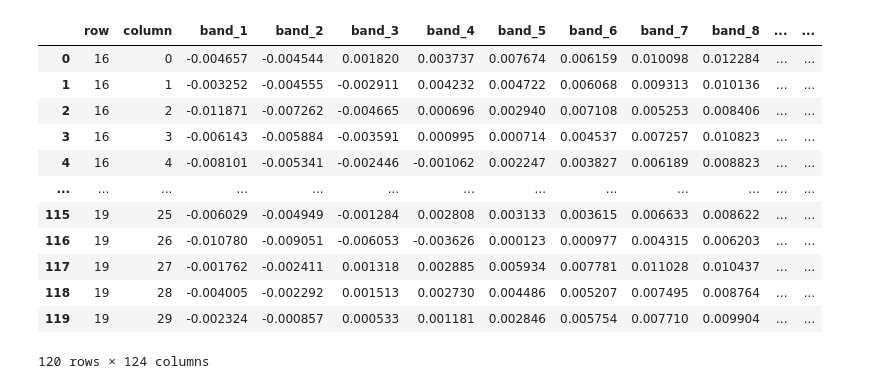
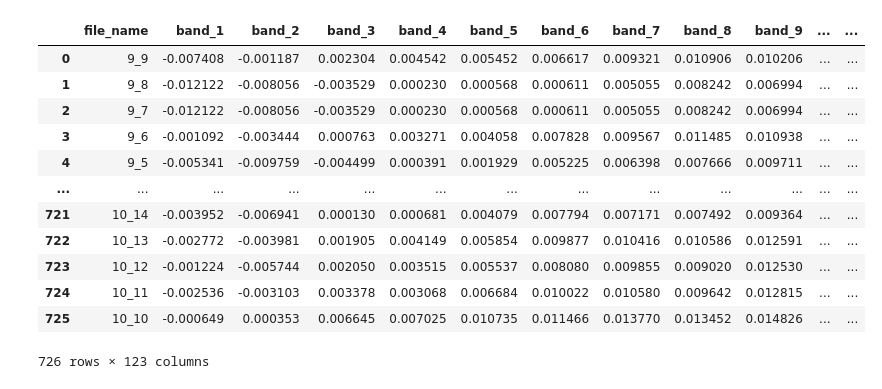
Before and after one commit to wenquchen/hytools, a Jupyter notebook: PLSR_AVIRIS_Trait.ipynb, the cells around one changed output. Saved outputs shown, nothing was run; the diff lists cells and outputs as text; code cells hidden in the pictures.

Commit message:
model aviris_img using PLSR

```diff
--- a/PLSR_AVIRIS_Trait.ipynb
+++ b/PLSR_AVIRIS_Trait.ipynb
@@ -21,19 +21,19 @@ from sklearn.cross_decomposition import PLSRegression
 from sklearn.model_selection import cross_val_predict
 from sklearn.metrics import mean_squared_error, r2_score
 # %%
-df_spectral = pd.read_csv(r"F:\wenqu\Aviris\site2a\PLSR\spectral_statistic.csv")
+df_spectral = pd.read_csv(r"D:\wenqu\aviris\PLSR\output.csv")
 df_spectral
 # %% [output]
-|  | row | column | band_1 | band_2 | band_3 | band_4 | band_5 | band_6 | band_7 | band_8 | ... | ... |
-| 0 | 16 | 0 | -0.004657 | -0.004544 | 0.001820 | 0.003737 | 0.007674 | 0.006159 | 0.010098 | 0.012284 | ... | ... |
-| 1 | 16 | 1 | -0.003252 | -0.004555 | -0.002911 | 0.004232 | 0.004722 | 0.006068 | 0.009313 | 0.010136 | ... | ... |
-| 2 | 16 | 2 | -0.011871 | -0.007262 | -0.004665 | 0.000696 | 0.002940 | 0.007108 | 0.005253 | 0.008406 | ... | ... |
-| 3 | 16 | 3 | -0.006143 | -0.005884 | -0.003591 | 0.000995 | 0.000714 | 0.004537 | 0.007257 | 0.010823 | ... | ... |
-| 4 | 16 | 4 | -0.008101 | -0.005341 | -0.002446 | -0.001062 | 0.002247 | 0.003827 | 0.006189 | 0.008823 | ... | ... |
+|  | file_name | band_1 | band_2 | band_3 | band_4 | band_5 | band_6 | band_7 | band_8 | band_9 | ... | ... |
+| 0 | 9_9 | -0.007408 | -0.001187 | 0.002304 | 0.004542 | 0.005452 | 0.006617 | 0.009321 | 0.010906 | 0.010206 | ... | ... |
+| 1 | 9_8 | -0.012122 | -0.008056 | -0.003529 | 0.000230 | 0.000568 | 0.000611 | 0.005055 | 0.008242 | 0.006994 | ... | ... |
+| 2 | 9_7 | -0.012122 | -0.008056 | -0.003529 | 0.000230 | 0.000568 | 0.000611 | 0.005055 | 0.008242 | 0.006994 | ... | ... |
+| 3 | 9_6 | -0.001092 | -0.003444 | 0.000763 | 0.003271 | 0.004058 | 0.007828 | 0.009567 | 0.011485 | 0.010938 | ... | ... |
+| 4 | 9_5 | -0.005341 | -0.009759 | -0.004499 | 0.000391 | 0.001929 | 0.005225 | 0.006398 | 0.007666 | 0.009711 | ... | ... |
 | ... | ... | ... | ... | ... | ... | ... | ... | ... | ... | ... | ... | ... |
-| 115 | 19 | 25 | -0.006029 | -0.004949 | -0.001284 | 0.002808 | 0.003133 | 0.003615 | 0.006633 | 0.008622 | ... | ... |
-| 116 | 19 | 26 | -0.010780 | -0.009051 | -0.006053 | -0.003626 | 0.000123 | 0.000977 | 0.004315 | 0.006203 | ... | ... |
-| 117 | 19 | 27 | -0.001762 | -0.002411 | 0.001318 | 0.002885 | 0.005934 | 0.007781 | 0.011028 | 0.010437 | ... | ... |
-| 118 | 19 | 28 | -0.004005 | -0.002292 | 0.001513 | 0.002730 | 0.004486 | 0.005207 | 0.007495 | 0.008764 | ... | ... |
-| 119 | 19 | 29 | -0.002324 | -0.000857 | 0.000533 | 0.001181 | 0.002846 | 0.005754 | 0.007710 | 0.009904 | ... | ... |
+| 721 | 10_14 | -0.003952 | -0.006941 | 0.000130 | 0.000681 | 0.004079 | 0.007794 | 0.007171 | 0.007492 | 0.009364 | ... | ... |
+| 722 | 10_13 | -0.002772 | -0.003981 | 0.001905 | 0.004149 | 0.005854 | 0.009877 | 0.010416 | 0.010586 | 0.012591 | ... | ... |
+| 723 | 10_12 | -0.001224 | -0.005744 | 0.002050 | 0.003515 | 0.005537 | 0.008080 | 0.009855 | 0.009020 | 0.012530 | ... | ... |
+| 724 | 10_11 | -0.002536 | -0.003103 | 0.003378 | 0.003068 | 0.006684 | 0.010022 | 0.010580 | 0.009642 | 0.012815 | ... | ... |
+| 725 | 10_10 | -0.000649 | 0.000353 | 0.006645 | 0.007025 | 0.010735 | 0.011466 | 0.013770 | 0.013452 | 0.014826 | ... | ... |
-120 rows × 124 columns
+726 rows × 123 columns
```
Also changed, not shown: parts of 10 cells of this notebook, 2 other files.
